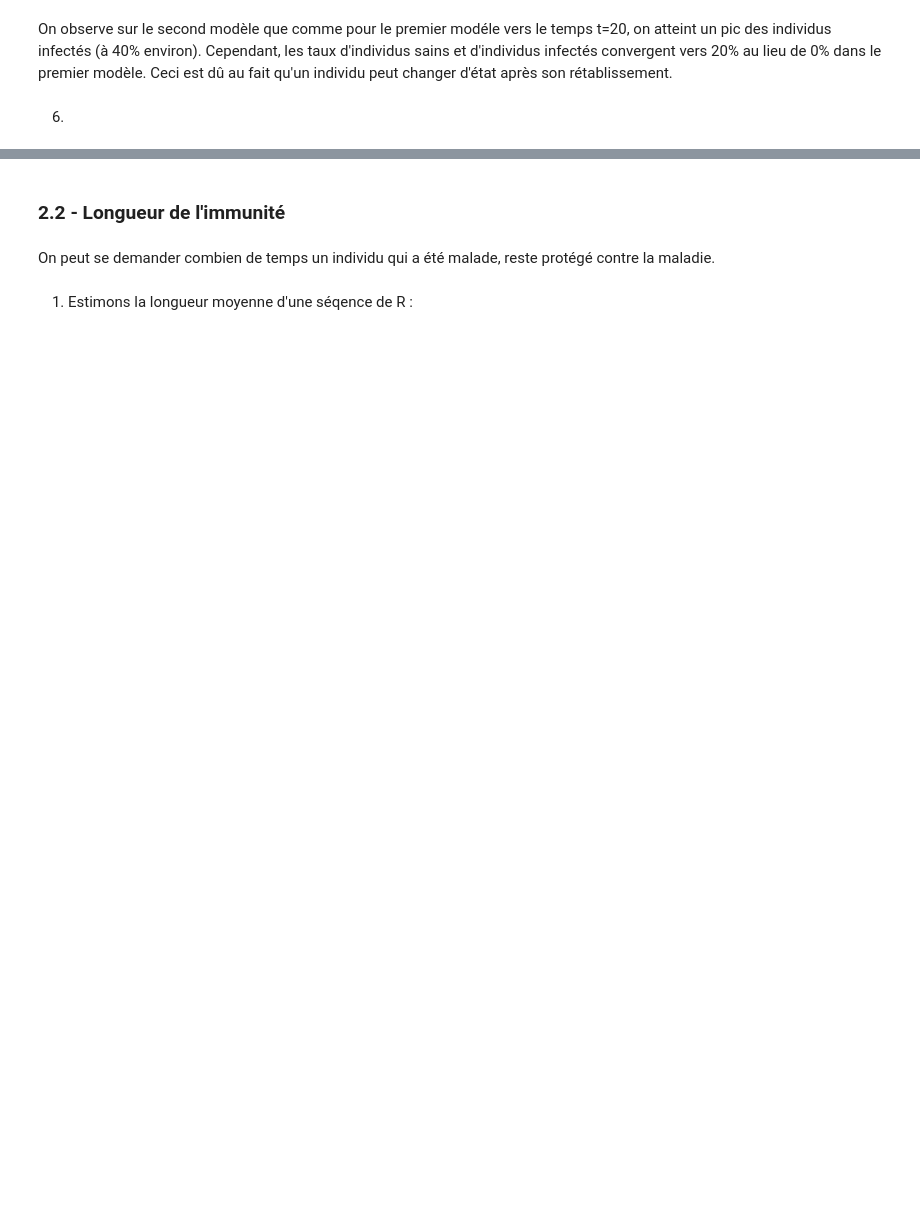
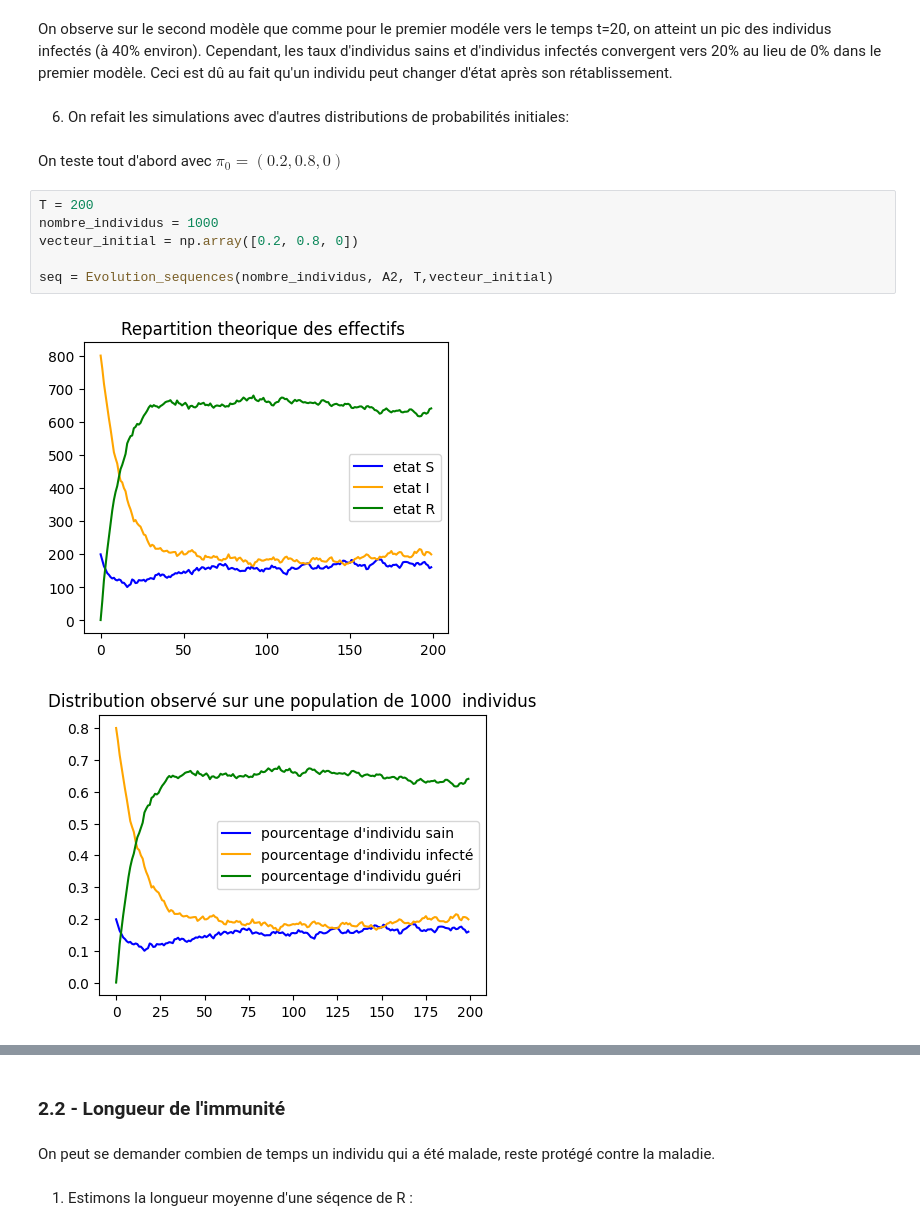
Before and after one commit to tkqdldk/Markov_Epidemio, a Jupyter notebook: projet3.ipynb.ipynb, the cells around one changed output, grey strips where cells are left out. Cells and saved outputs as stored; diff of their text form; blank space fills up the shorter version.

```diff
--- a/projet3.ipynb.ipynb
+++ b/projet3.ipynb.ipynb
@@ -483,4 +483,15 @@ seq = Evolution_sequences(nombre_individus, matrice_transition, T,vecteur_initia
 # %% [markdown]
 On observe sur le second modèle que comme pour le premier modéle vers le temps t=20, on atteint un  pic des individus infectés (à 40% environ). Cependant, les taux d'individus sains et d'individus infectés convergent vers 20% au lieu de 0% dans le premier modèle. Ceci est dû au fait qu'un individu peut changer d'état après son rétablissement.
 # %% [markdown]
-6.
+6. On refait les simulations avec d'autres distributions de probabilités initiales:
+# %% [markdown]
+On teste tout d'abord avec $\pi_0 = (0.2,0.8,0)$
+# %%
+T = 200
+nombre_individus = 1000
+vecteur_initial = np.array([0.2, 0.8, 0])
+
+seq = Evolution_sequences(nombre_individus, A2, T,vecteur_initial)
+# %% [output]
+[figure, added]
+[figure, added]
```
Also changed, not shown: parts of 25 cells of this notebook.
